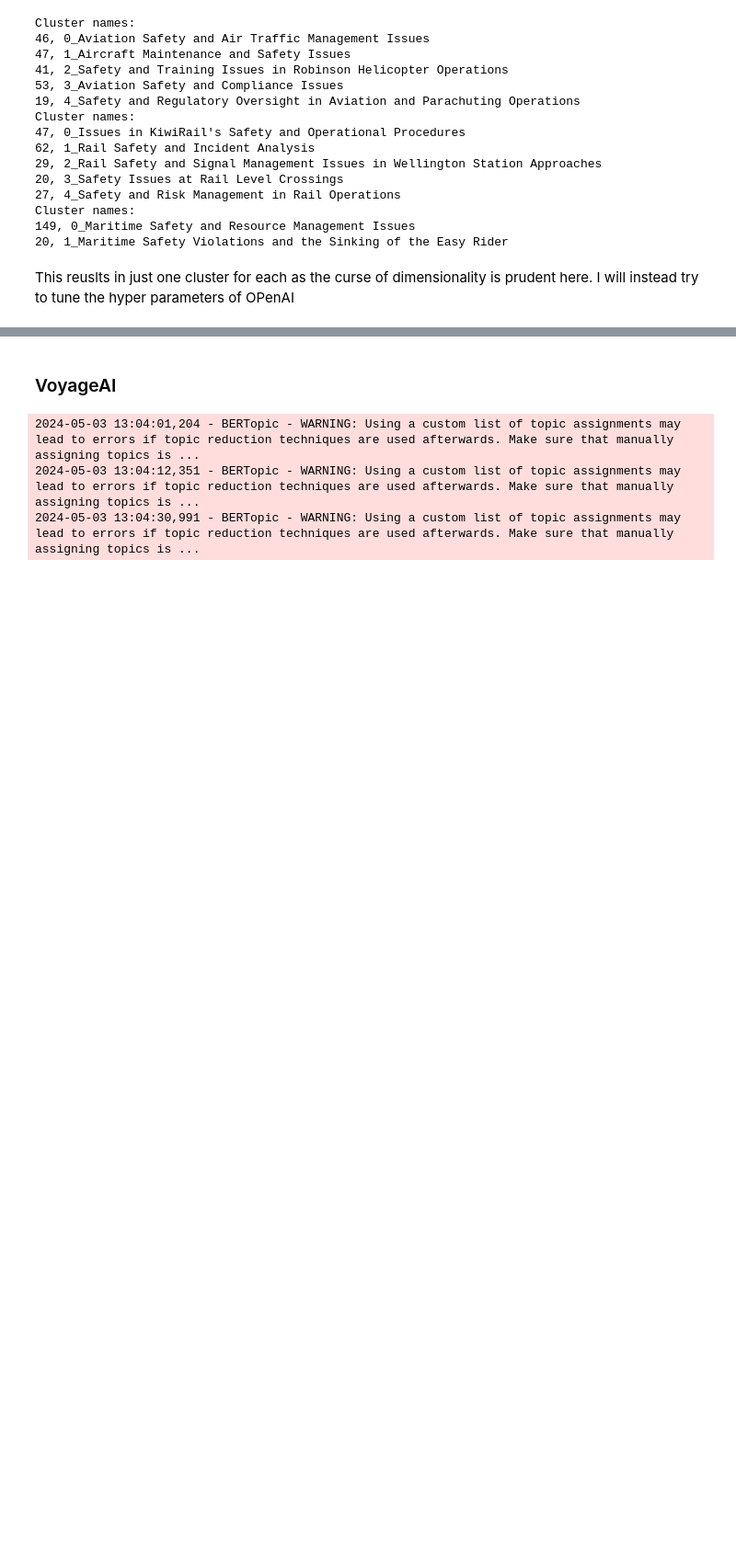
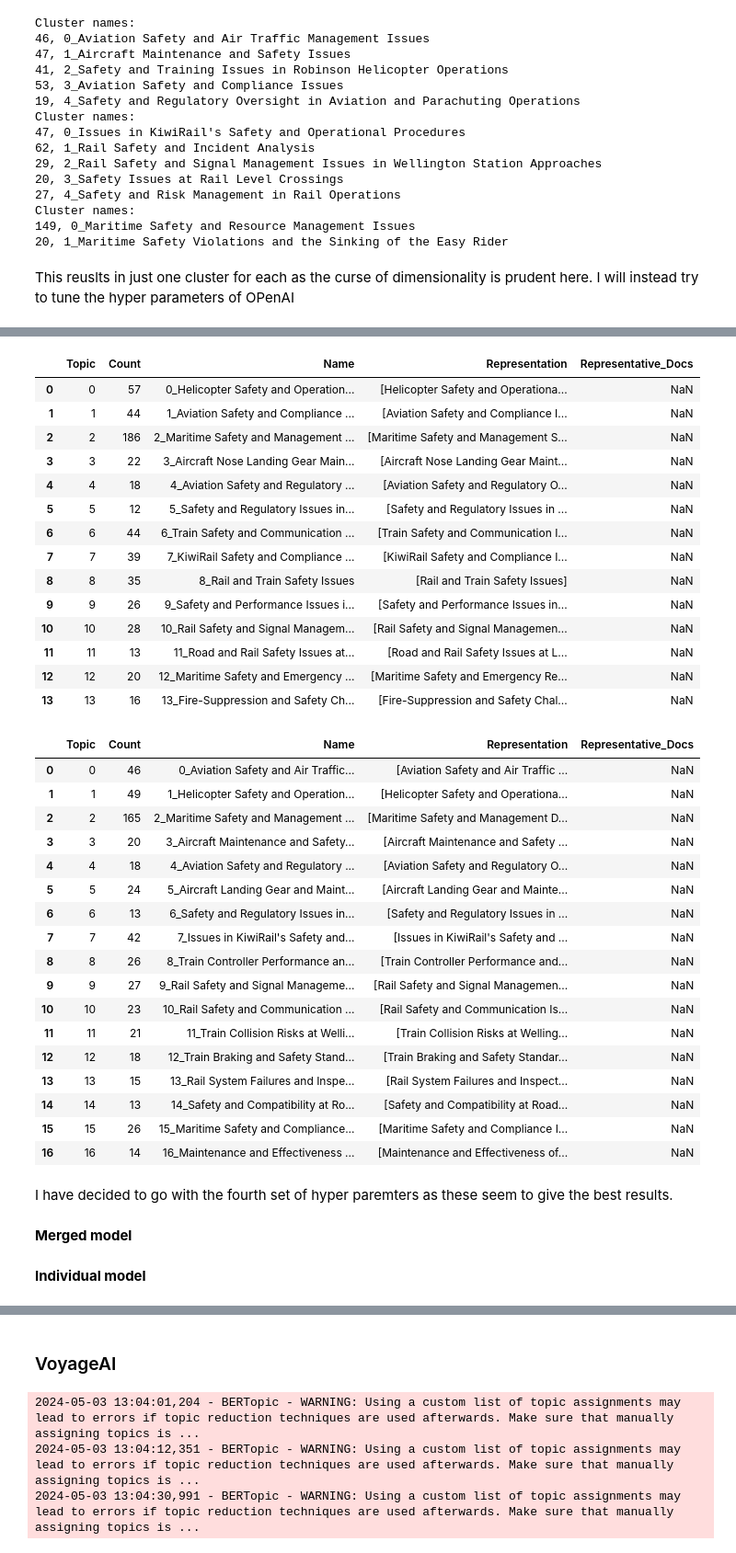
Before and after one commit to 1jamesthompson1/TAIC-report-summary, a Jupyter notebook: notebooks/safety themes_from_safety_issues/BERTopic_safety_theme_generation.ipynb, the cells around one changed output, grey strips where cells are left out. Shown at 92% size. Cells and saved outputs as stored; diff of their text form; code cells hidden in the pictures; blank space fills up the shorter version.

```diff
--- a/notebooks/safety themes_from_safety_issues/BERTopic_safety_theme_generation.ipynb
+++ b/notebooks/safety themes_from_safety_issues/BERTopic_safety_theme_generation.ipynb
@@ -340,0 +481,7 @@ def perform_umap_parameter_search(modes_dfs):
+# %%
+
+potential_group_model['model_summary'] = potential_group_model['group_model'].apply(lambda model: model.get_topic_info())
+
+for i, row in potential_group_model.iterrows():
+
+    display(row['model_summary'])
@@ -340,0 +558,32 @@ def perform_umap_parameter_search(modes_dfs):
+# %%
+potential_individual_models = appropriate_counts_df[appropriate_counts_df['individual_topic_counts'].apply(
+    lambda counts:
+    sum(counts) == 3
+    )
+].reset_index(drop=True)
+# %%
+
+potential_individual_models['merged_model'] = potential_individual_models.apply(
+    lambda row:
+    BERTopic.merge_models(row['individual_models'])
+    , axis=1
+)
+
+potential_individual_models['merged_df'] = potential_individual_models['individual_df'].apply(
+    lambda dfs: pd.concat([df.dropna(subset=['si']) for df in dfs], axis = 0)
+)
+# %%
+potential_individual_models.apply(
+    lambda row:
+    row['merged_model'].update_topics(
+        row['merged_df']['si'].tolist(),
+        representation_model = openai_base_representation_model
+    ), axis = 1
+)
+# %%
+potential_individual_models['model_summary'] = potential_individual_models['merged_model'].apply(lambda model: model.get_topic_info())
+
+for i, row in potential_individual_models.iterrows():
+
+    display(row['model_summary'])
+# %% [output]
@@ -340,0 +622,37 @@ def perform_umap_parameter_search(modes_dfs):
+|  | Topic | Count | Name | Representation | Representative_Docs |
+| 0 | 0 | 57 | 0_Helicopter Safety and Operation... | [Helicopter Safety and Operationa... | NaN |
+| 1 | 1 | 44 | 1_Aviation Safety and Compliance ... | [Aviation Safety and Compliance I... | NaN |
+| 2 | 2 | 186 | 2_Maritime Safety and Management ... | [Maritime Safety and Management S... | NaN |
+| 3 | 3 | 22 | 3_Aircraft Nose Landing Gear Main... | [Aircraft Nose Landing Gear Maint... | NaN |
+| 4 | 4 | 18 | 4_Aviation Safety and Regulatory ... | [Aviation Safety and Regulatory O... | NaN |
+| 5 | 5 | 12 | 5_Safety and Regulatory Issues in... | [Safety and Regulatory Issues in ... | NaN |
+| 6 | 6 | 44 | 6_Train Safety and Communication ... | [Train Safety and Communication I... | NaN |
+| 7 | 7 | 39 | 7_KiwiRail Safety and Compliance ... | [KiwiRail Safety and Compliance I... | NaN |
+| 8 | 8 | 35 | 8_Rail and Train Safety Issues | [Rail and Train Safety Issues] | NaN |
+| 9 | 9 | 26 | 9_Safety and Performance Issues i... | [Safety and Performance Issues in... | NaN |
+| 10 | 10 | 28 | 10_Rail Safety and Signal Managem... | [Rail Safety and Signal Managemen... | NaN |
+| 11 | 11 | 13 | 11_Road and Rail Safety Issues at... | [Road and Rail Safety Issues at L... | NaN |
+| 12 | 12 | 20 | 12_Maritime Safety and Emergency ... | [Maritime Safety and Emergency Re... | NaN |
+| 13 | 13 | 16 | 13_Fire-Suppression and Safety Ch... | [Fire-Suppression and Safety Chal... | NaN |
+|  | Topic | Count | Name | Representation | Representative_Docs |
+| 0 | 0 | 46 | 0_Aviation Safety and Air Traffic... | [Aviation Safety and Air Traffic ... | NaN |
+| 1 | 1 | 49 | 1_Helicopter Safety and Operation... | [Helicopter Safety and Operationa... | NaN |
+| 2 | 2 | 165 | 2_Maritime Safety and Management ... | [Maritime Safety and Management D... | NaN |
+| 3 | 3 | 20 | 3_Aircraft Maintenance and Safety... | [Aircraft Maintenance and Safety ... | NaN |
+| 4 | 4 | 18 | 4_Aviation Safety and Regulatory ... | [Aviation Safety and Regulatory O... | NaN |
+| 5 | 5 | 24 | 5_Aircraft Landing Gear and Maint... | [Aircraft Landing Gear and Mainte... | NaN |
+| 6 | 6 | 13 | 6_Safety and Regulatory Issues in... | [Safety and Regulatory Issues in ... | NaN |
+| 7 | 7 | 42 | 7_Issues in KiwiRail's Safety and... | [Issues in KiwiRail's Safety and ... | NaN |
+| 8 | 8 | 26 | 8_Train Controller Performance an... | [Train Controller Performance and... | NaN |
+| 9 | 9 | 27 | 9_Rail Safety and Signal Manageme... | [Rail Safety and Signal Managemen... | NaN |
+| 10 | 10 | 23 | 10_Rail Safety and Communication ... | [Rail Safety and Communication Is... | NaN |
+| 11 | 11 | 21 | 11_Train Collision Risks at Welli... | [Train Collision Risks at Welling... | NaN |
+| 12 | 12 | 18 | 12_Train Braking and Safety Stand... | [Train Braking and Safety Standar... | NaN |
+| 13 | 13 | 15 | 13_Rail System Failures and Inspe... | [Rail System Failures and Inspect... | NaN |
+| 14 | 14 | 13 | 14_Safety and Compatibility at Ro... | [Safety and Compatibility at Road... | NaN |
+| 15 | 15 | 26 | 15_Maritime Safety and Compliance... | [Maritime Safety and Compliance I... | NaN |
+| 16 | 16 | 14 | 16_Maintenance and Effectiveness ... | [Maintenance and Effectiveness of... | NaN |
+# %% [markdown]
+I have decided to go with the fourth set of hyper paremters as these seem to give the best results.
+# %% [markdown]
+**Merged model**
@@ -340,0 +663,2 @@ def perform_umap_parameter_search(modes_dfs):
+# %% [markdown]
+**Individual model**
```
Also changed, not shown: parts of 31 cells of this notebook, 16 other files.
